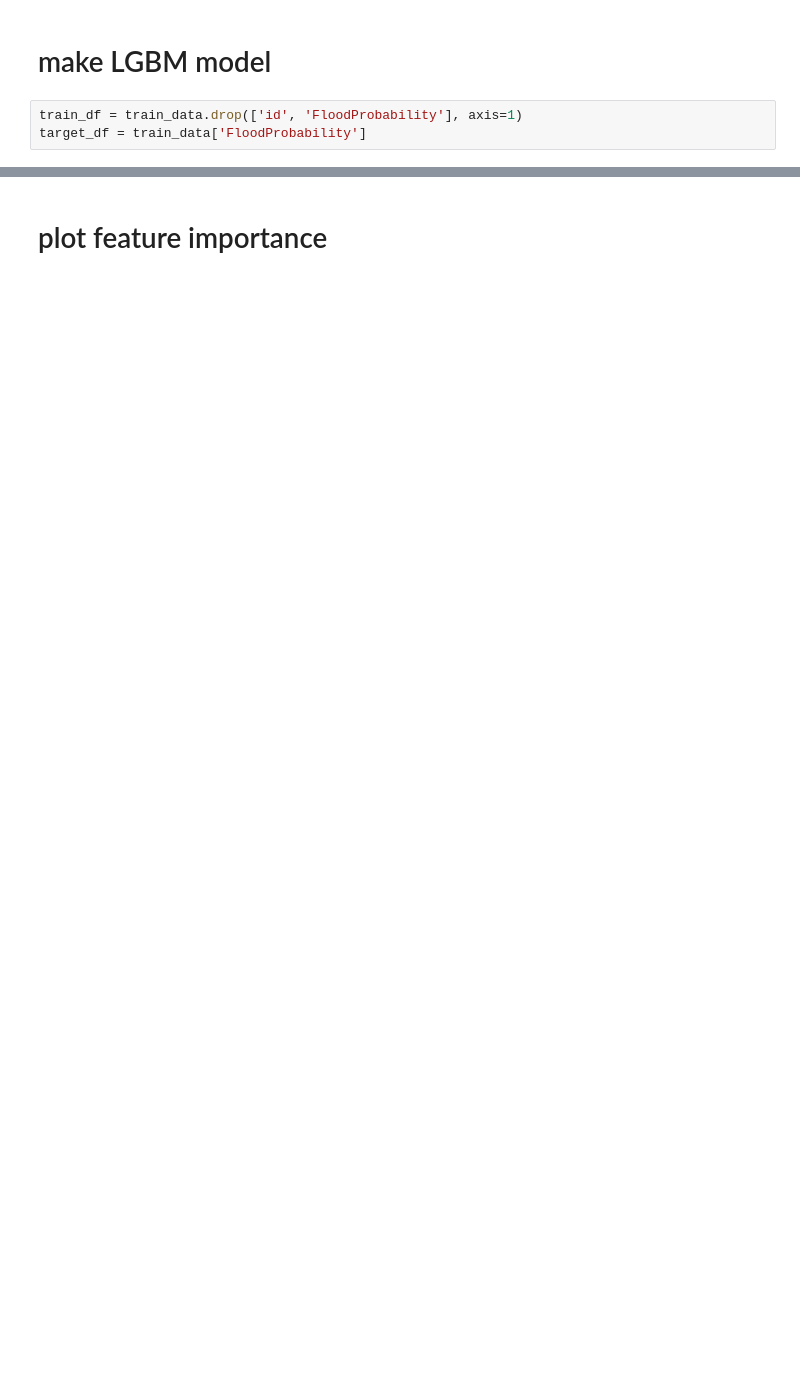
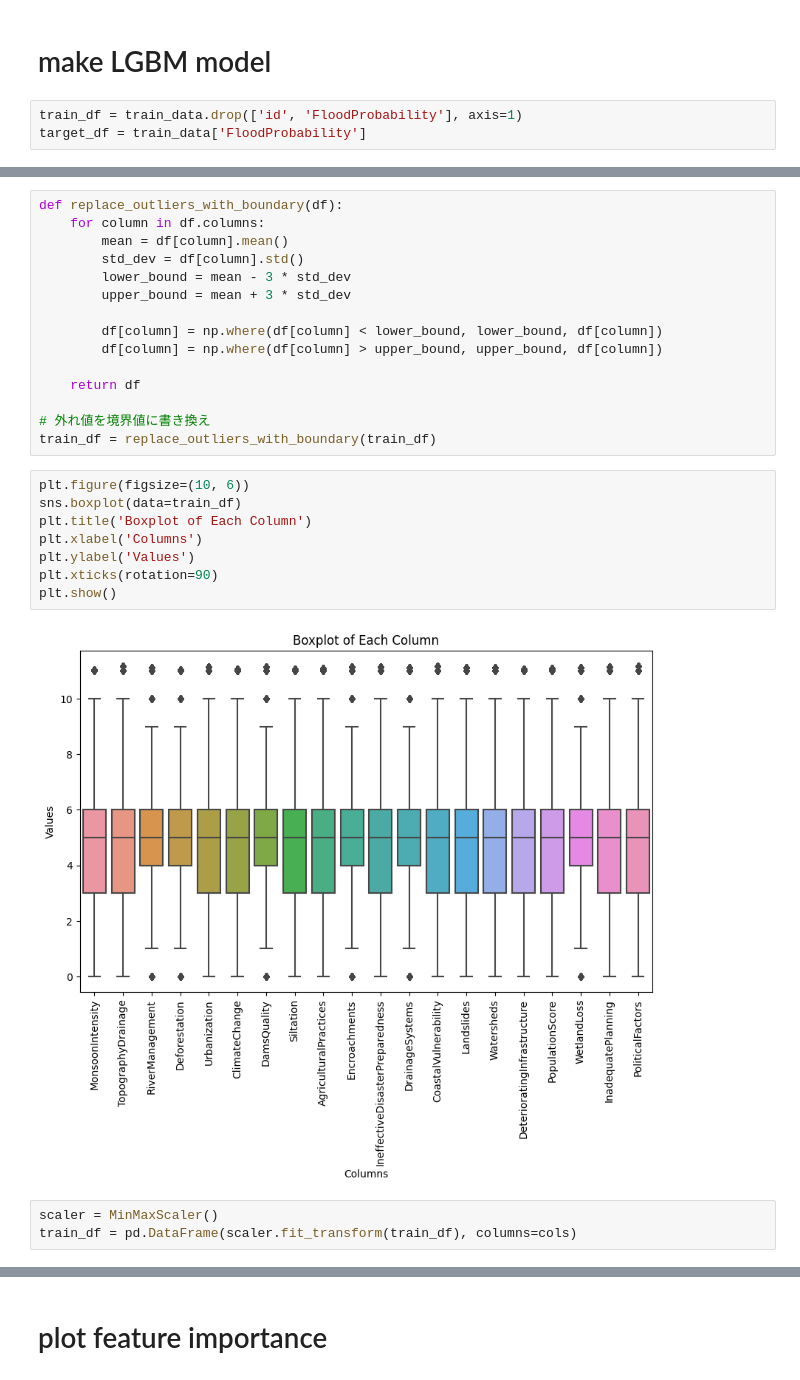
Before and after one commit to yutowac/DataScience, a Jupyter notebook: competition-lgbm.ipynb, the cells around one changed output, grey strips where cells are left out. Saved outputs shown, nothing was run; the diff lists cells and outputs as text; blank space fills up the shorter version.

```diff
--- a/competition-lgbm.ipynb
+++ b/competition-lgbm.ipynb
@@ -32,0 +131,28 @@ target_df = train_data['FloodProbability']
+# %%
+def replace_outliers_with_boundary(df):
+    for column in df.columns:
+        mean = df[column].mean()
+        std_dev = df[column].std()
+        lower_bound = mean - 3 * std_dev
+        upper_bound = mean + 3 * std_dev
+
+        df[column] = np.where(df[column] < lower_bound, lower_bound, df[column])
+        df[column] = np.where(df[column] > upper_bound, upper_bound, df[column])
+
+    return df
+
+# 外れ値を境界値に書き換え
+train_df = replace_outliers_with_boundary(train_df)
+# %%
+plt.figure(figsize=(10, 6))
+sns.boxplot(data=train_df)
+plt.title('Boxplot of Each Column')
+plt.xlabel('Columns')
+plt.ylabel('Values')
+plt.xticks(rotation=90)
+plt.show()
+# %% [output]
+[figure, added]
+# %%
+scaler = MinMaxScaler()
+train_df = pd.DataFrame(scaler.fit_transform(train_df), columns=cols)
```
Also changed, not shown: parts of 20 cells of this notebook.
